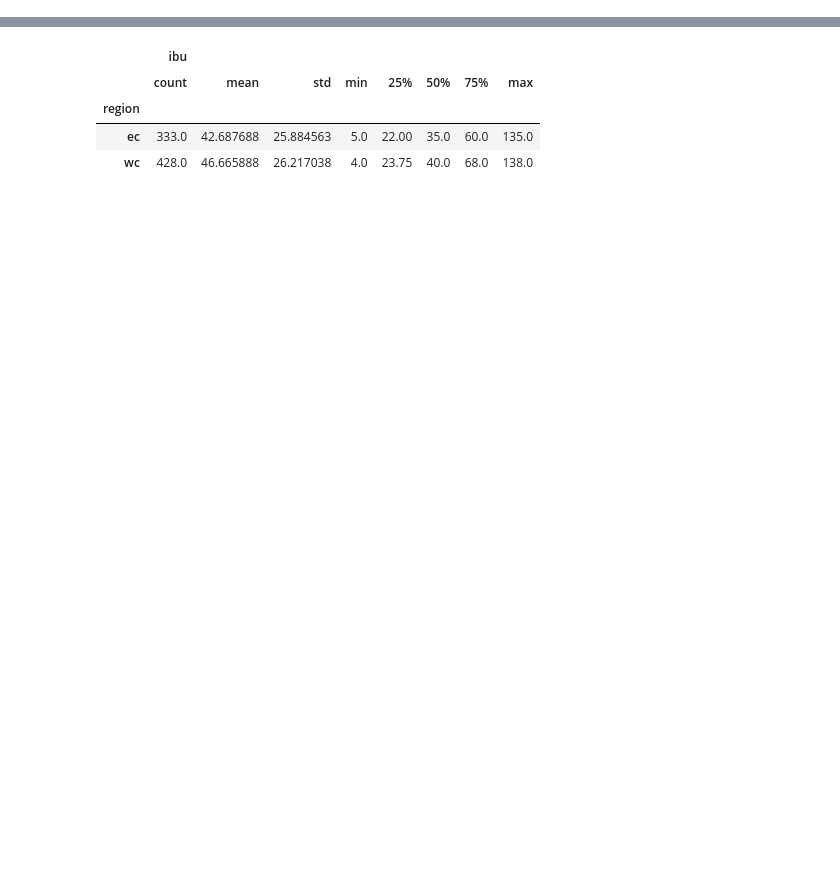
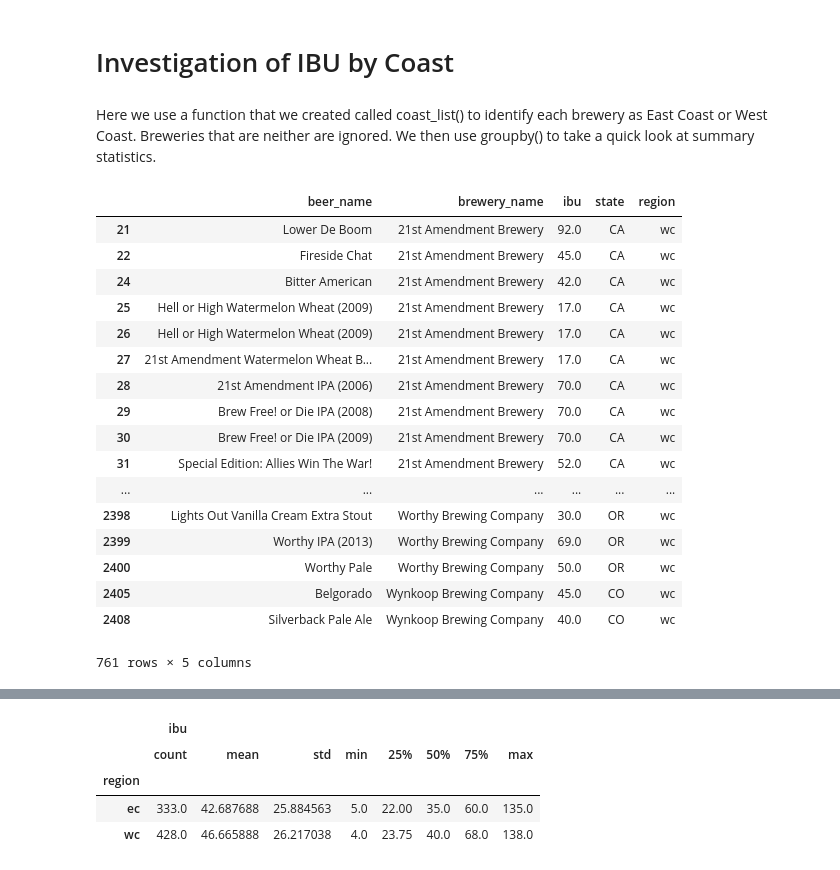
Before and after one commit to josephimathias/Beer-Hypothesis-Testing, a Jupyter notebook: Coastal IBUs.ipynb, the cells around one changed output, grey strips where cells are left out. Drawn from its saved outputs; the diff is of its cells as text; code cells hidden in the pictures; blank space fills up the shorter version.

```diff
--- a/Coastal IBUs.ipynb
+++ b/Coastal IBUs.ipynb
@@ -7,4 +11,28 @@ import math
 # %%
 beer_df = pd.read_csv('data/beer_and_brewery.csv')
+# %% [markdown]
+# Investigation of IBU by Coast
+# %% [markdown]
+Here we use a function that we created called coast_list() to identify each brewery as East Coast or West Coast. Breweries that are neither are ignored. We then use groupby() to take a quick look at summary statistics.
 # %%
 beer_df_by_coast = f.coast_list(beer_df)
+beer_df_by_coast
+# %% [output]
+|  | beer_name | brewery_name | ibu | state | region |
+| 21 | Lower De Boom | 21st Amendment Brewery | 92.0 | CA | wc |
+| 22 | Fireside Chat | 21st Amendment Brewery | 45.0 | CA | wc |
+| 24 | Bitter American | 21st Amendment Brewery | 42.0 | CA | wc |
+| 25 | Hell or High Watermelon Wheat (2009) | 21st Amendment Brewery | 17.0 | CA | wc |
+| 26 | Hell or High Watermelon Wheat (2009) | 21st Amendment Brewery | 17.0 | CA | wc |
+| 27 | 21st Amendment Watermelon Wheat B... | 21st Amendment Brewery | 17.0 | CA | wc |
+| 28 | 21st Amendment IPA (2006) | 21st Amendment Brewery | 70.0 | CA | wc |
+| 29 | Brew Free! or Die IPA (2008) | 21st Amendment Brewery | 70.0 | CA | wc |
+| 30 | Brew Free! or Die IPA (2009) | 21st Amendment Brewery | 70.0 | CA | wc |
+| 31 | Special Edition: Allies Win The War! | 21st Amendment Brewery | 52.0 | CA | wc |
+| ... | ... | ... | ... | ... | ... |
+| 2398 | Lights Out Vanilla Cream Extra Stout | Worthy Brewing Company | 30.0 | OR | wc |
+| 2399 | Worthy IPA (2013) | Worthy Brewing Company | 69.0 | OR | wc |
+| 2400 | Worthy Pale | Worthy Brewing Company | 50.0 | OR | wc |
+| 2405 | Belgorado | Wynkoop Brewing Company | 45.0 | CO | wc |
+| 2408 | Silverback Pale Ale | Wynkoop Brewing Company | 40.0 | CO | wc |
+761 rows × 5 columns
```
Also changed, not shown: parts of 28 cells of this notebook, 2 other files.
